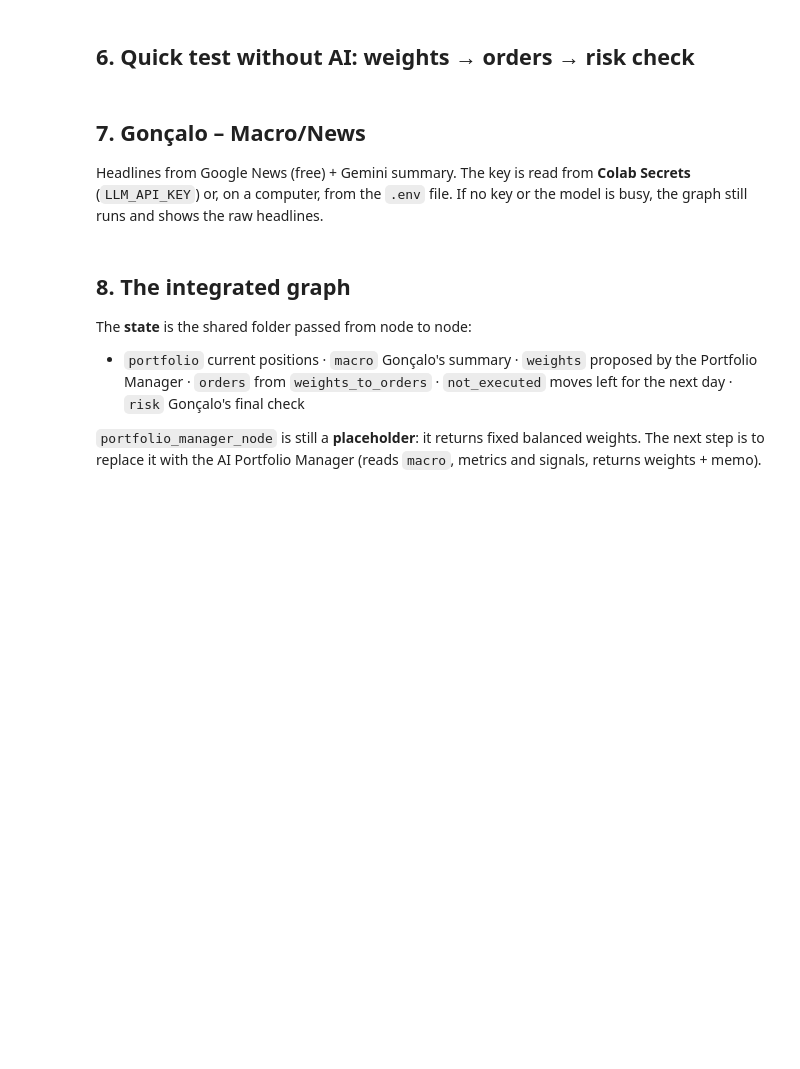
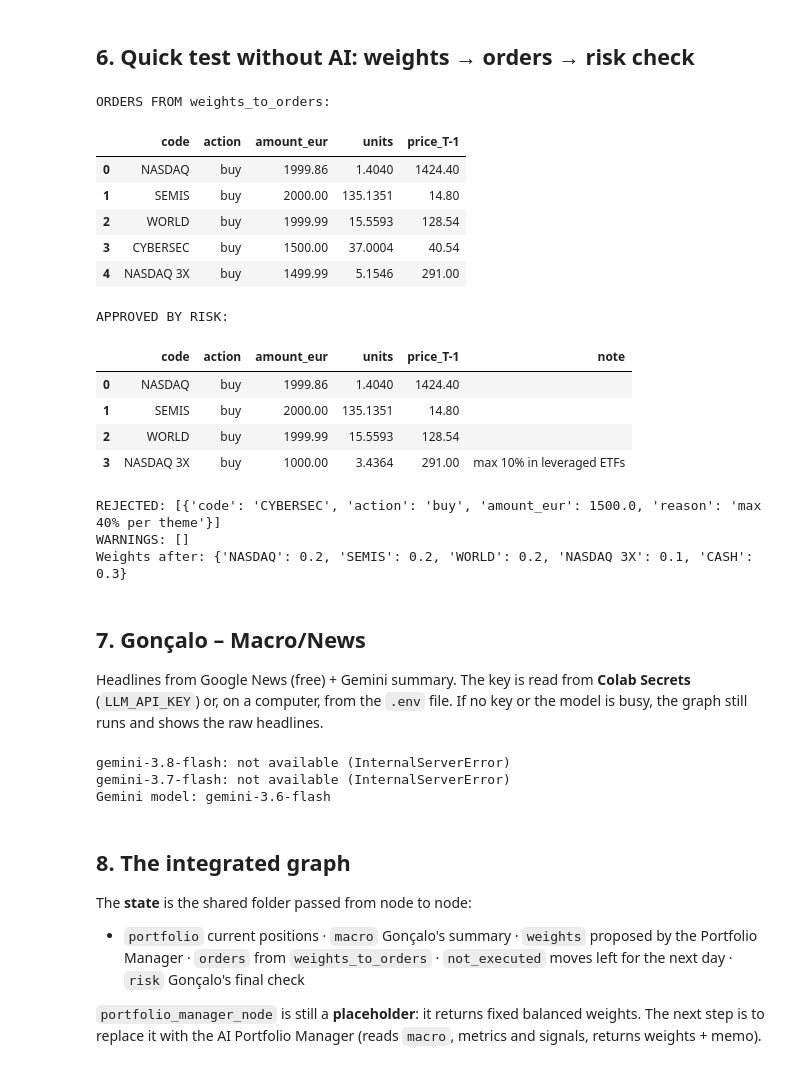
Before and after one commit to morganelpgit/GBAC_team12, a Jupyter notebook: Portfolio_Manager/portfolio_manager_graph.ipynb, the cells around one changed output. Saved outputs shown, nothing was run; the diff lists cells and outputs as text; code cells hidden in the pictures; blank space fills up the shorter version.

```diff
--- a/Portfolio_Manager/portfolio_manager_graph.ipynb
+++ b/Portfolio_Manager/portfolio_manager_graph.ipynb
@@ -36,10 +36,14 @@ MAX_ORDERS_PER_DAY = 5
 MIN_CASH_EUR       = 0.0
 STARTING_CAPITAL   = 10_000.0          # Belfius slides: €10,000 per team
 
-# ---- Our risk rules (team decision, to be confirmed) ----
-MAX_WEIGHT_PER_ETF   = 0.20            # max 20% in one ETF
-MAX_LEVERAGED_WEIGHT = 0.15            # max 15% in all leveraged/inverse ETFs together
-MIN_ORDER_EUR        = 100.0           # one shared minimum for both functions (to agree)
+# ---- Our risk rules: BALANCED profile (agreed in the team chat) ----
+MAX_WEIGHT_PER_ETF   = 0.20            # 1) max 20% in one ETF ...
+CASH_LIKE            = {"OVERNIGHT CASH"}   #    ... except OVERNIGHT CASH, which behaves like cash
+MAX_LEVERAGED_WEIGHT = 0.10            # 2) max 10% in all leveraged/inverse ETFs together
+MIN_DEFENSIVE_WEIGHT = 0.20            # 3) at least 20% in defensive assets (incl. uninvested cash)
+DEFENSIVE            = {"OVERNIGHT CASH", "EUR GOVT BOND", "GLOBAL AGG BOND"}   # to confirm with Gonçalo
+MAX_THEME_WEIGHT     = 0.40            # 4) max 40% in one theme (themes as in prices.csv)
+MIN_ORDER_EUR        = 500.0           # 5) min order size (shared by both functions)
 DECIMALS             = 4               # fractional units allowed
 
 # Leverage of each leveraged/inverse ETF (same values as code/download_etfs_revised.py)
@@ -99,7 +109,10 @@ def weights_to_orders(pf, target_weights, prices=PRICES,
 
     # 1. Gap between current and target value for every ETF (ignore tiny ones)
     gaps = []
-    for c in set(pf["units"]) | set(target_weights):
+    # Fixed order (Portfolio Manager's order first, then other holdings A-Z) so ties are always broken
+    # the same way and the result is reproducible run after run
+    etfs = list(target_weights) + sorted(c for c in pf["units"] if c not in target_weights)
+    for c in etfs:
         gap = target_weights.get(c, 0.0) * total - pf["units"].get(c, 0.0) * prices[c]
         if abs(gap) >= min_trade_eur:
             gaps.append((c, gap))
@@ -173,12 +186,18 @@ def check_risk_rules(orders, portfolio):
         approved.append({**o, "amount_eur": round(amt, 2), "units": round(amt / px[o["code"]], 4),
                          "price_T-1": round(px[o["code"]], 4), "note": "cut to what we hold" if amt < o["amount_eur"] else ""})
 
+    theme = universe.set_index("code")["theme"].to_dict()
+    theme_value = lambda t: sum(value(x) for x in holdings if theme.get(x) == t)
     lev_value = sum(value(c) for c in holdings if lev.get(c, 1) != 1)
     for o in [o for o in valid if o["action"] == "buy"]:
         c, amt, why = o["code"], o["amount_eur"], []
-        room = MAX_WEIGHT_PER_ETF * total - value(c)
-        if amt > room:
-            amt = max(room, 0); why.append(f"max {MAX_WEIGHT_PER_ETF:.0%} per ETF")
+        if c not in CASH_LIKE:                                  # Rule 1: max 20% per ETF (not for cash-like)
+            room = MAX_WEIGHT_PER_ETF * total - value(c)
+            if amt > room:
+                amt = max(room, 0); why.append(f"max {MAX_WEIGHT_PER_ETF:.0%} per ETF")
+        room_theme = MAX_THEME_WEIGHT * total - theme_value(theme.get(c))   # Rule 4: max 40% per theme
+        if amt > room_theme:
+            amt = max(room_theme, 0); why.append(f"max {MAX_THEME_WEIGHT:.0%} per theme")
         if lev.get(c, 1) != 1:
             room_lev = MAX_LEVERAGED_WEIGHT * total - lev_value
             if amt > room_lev:
@@ -195,20 +214,46 @@ def check_risk_rules(orders, portfolio):
 
     weights = {c: float(round(value(c) / total, 3)) for c in holdings if holdings[c] > 1e-9}
     weights["CASH"] = float(round(cash / total, 3))
-    return {"approved": approved, "rejected": rejected, "cash_after_eur": round(cash, 2), "weights_after": weights}
+
+    # Rule 3: at least 20% in defensive assets (uninvested cash counts as defensive)
+    warnings = []
+    defensive = (cash + sum(value(c) for c in holdings if c in DEFENSIVE)) / total
+    if defensive < MIN_DEFENSIVE_WEIGHT - 1e-9:
+        warnings.append(f"only {defensive:.0%} in defensive assets (min {MIN_DEFENSIVE_WEIGHT:.0%})")
+    return {"approved": approved, "rejected": rejected, "warnings": warnings,
+            "cash_after_eur": round(cash, 2), "weights_after": weights}
 # %% [markdown]
 ## 6. Quick test without AI: weights → orders → risk check
 # %%
 pf = new_portfolio()
-test_weights = {"WORLD": 0.20, "S&P 500": 0.20, "GOLD": 0.15, "EUR GOVT BOND": 0.15,
-                "NASDAQ 3X": 0.25}            # NASDAQ 3X breaks the 15% leveraged cap on purpose
+test_weights = {"NASDAQ": 0.20, "SEMIS": 0.20, "CYBERSEC": 0.15,   # tech 55% -> breaks the 40% theme cap
+                "NASDAQ 3X": 0.15,                                  # breaks the 10% leveraged cap
+                "WORLD": 0.20}
 
 res = weights_to_orders(pf, test_weights)
 print("ORDERS FROM weights_to_orders:"); display(pd.DataFrame(res["orders"]))
 risk = check_risk_rules(res["orders"], to_goncalo_portfolio(pf))
 print("APPROVED BY RISK:");  display(pd.DataFrame(risk["approved"]))
 print("REJECTED:", risk["rejected"])
+print("WARNINGS:", risk["warnings"])
 print("Weights after:", risk["weights_after"])
+# %% [output]
+ORDERS FROM weights_to_orders:
+|  | code | action | amount_eur | units | price_T-1 |
+| 0 | NASDAQ | buy | 1999.86 | 1.4040 | 1424.40 |
+| 1 | SEMIS | buy | 2000.00 | 135.1351 | 14.80 |
+| 2 | WORLD | buy | 1999.99 | 15.5593 | 128.54 |
+| 3 | CYBERSEC | buy | 1500.00 | 37.0004 | 40.54 |
+| 4 | NASDAQ 3X | buy | 1499.99 | 5.1546 | 291.00 |
+APPROVED BY RISK:
+|  | code | action | amount_eur | units | price_T-1 | note |
+| 0 | NASDAQ | buy | 1999.86 | 1.4040 | 1424.40 |  |
+| 1 | SEMIS | buy | 2000.00 | 135.1351 | 14.80 |  |
+| 2 | WORLD | buy | 1999.99 | 15.5593 | 128.54 |  |
+| 3 | NASDAQ 3X | buy | 1000.00 | 3.4364 | 291.00 | max 10% in leveraged ETFs |
+REJECTED: [{'code': 'CYBERSEC', 'action': 'buy', 'amount_eur': 1500.0, 'reason': 'max 40% per theme'}]
+WARNINGS: []
+Weights after: {'NASDAQ': 0.2, 'SEMIS': 0.2, 'WORLD': 0.2, 'NASDAQ 3X': 0.1, 'CASH': 0.3}
 # %% [markdown]
 ## 7. Gonçalo – Macro/News
 Headlines from Google News (free) + Gemini summary. The key is read from **Colab Secrets** (`LLM_API_KEY`) or, on a computer, from the `.env` file.
@@ -245,7 +290,7 @@ CANDIDATE_MODELS = ["gemini-3.8-flash", "gemini-3.7-flash", "gemini-3.6-flash",
 os.environ["LLM_MODEL"] = ""
 if os.environ.get("LLM_API_KEY"):
     from openai import OpenAI
-    client = OpenAI(base_url=os.environ["LLM_BASE_URL"], api_key=os.environ["LLM_API_KEY"], timeout=20, max_retries=0)
+    client = OpenAI(base_url=os.environ["LLM_BASE_URL"], api_key=os.environ["LLM_API_KEY"], timeout=60, max_retries=2)
     for m in CANDIDATE_MODELS:
         try:
             client.chat.completions.create(model=m, messages=[{"role": "user", "content": "Say hi"}])
@@ -291,6 +336,10 @@ Finish with an OVERALL VIEW (2-3 sentences) for the next 2 weeks."""
         except Exception as e:
             print(f"AI busy ({type(e).__name__}), waiting {pause}s...", flush=True); time.sleep(pause)
     return {"summary": "[AI unavailable - see raw headlines]", "headlines": news}
+# %% [output]
+gemini-3.8-flash: not available (InternalServerError)
+gemini-3.7-flash: not available (InternalServerError)
+Gemini model: gemini-3.6-flash
 # %% [markdown]
 ## 8. The integrated graph
 The **state** is the shared folder passed from node to node:
```
Also changed, not shown: parts of 4 cells of this notebook.
